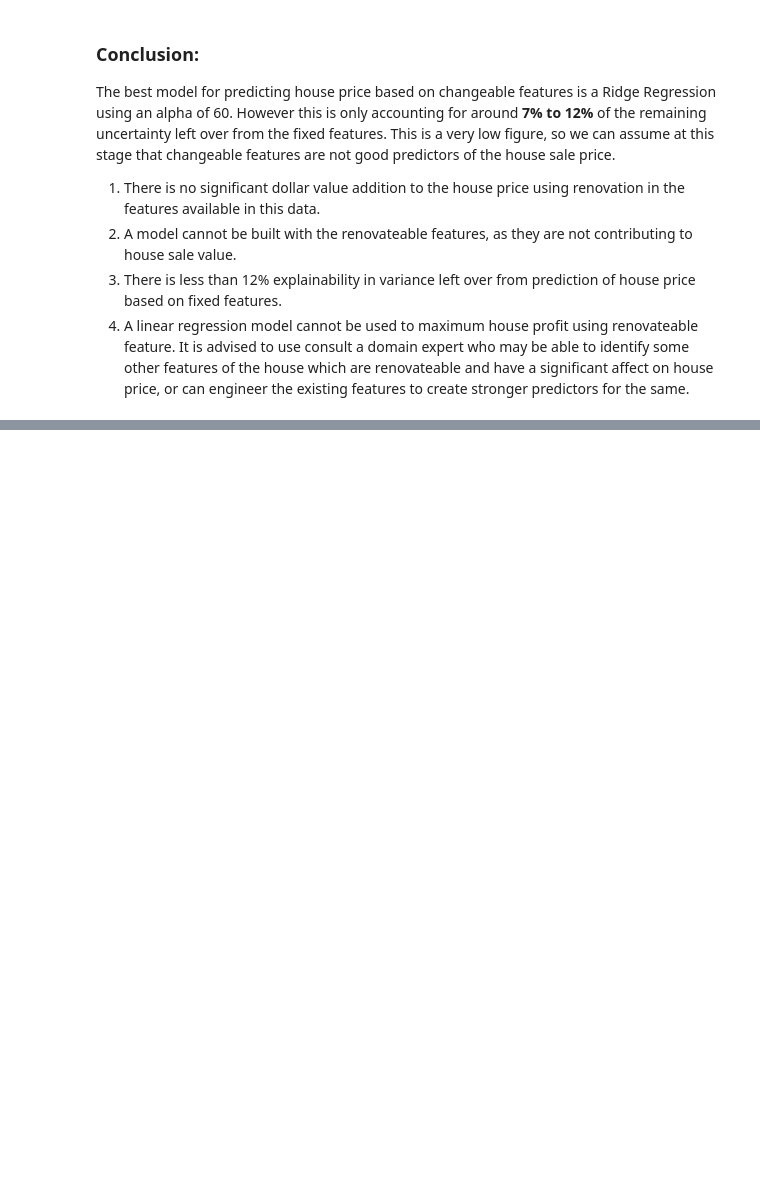
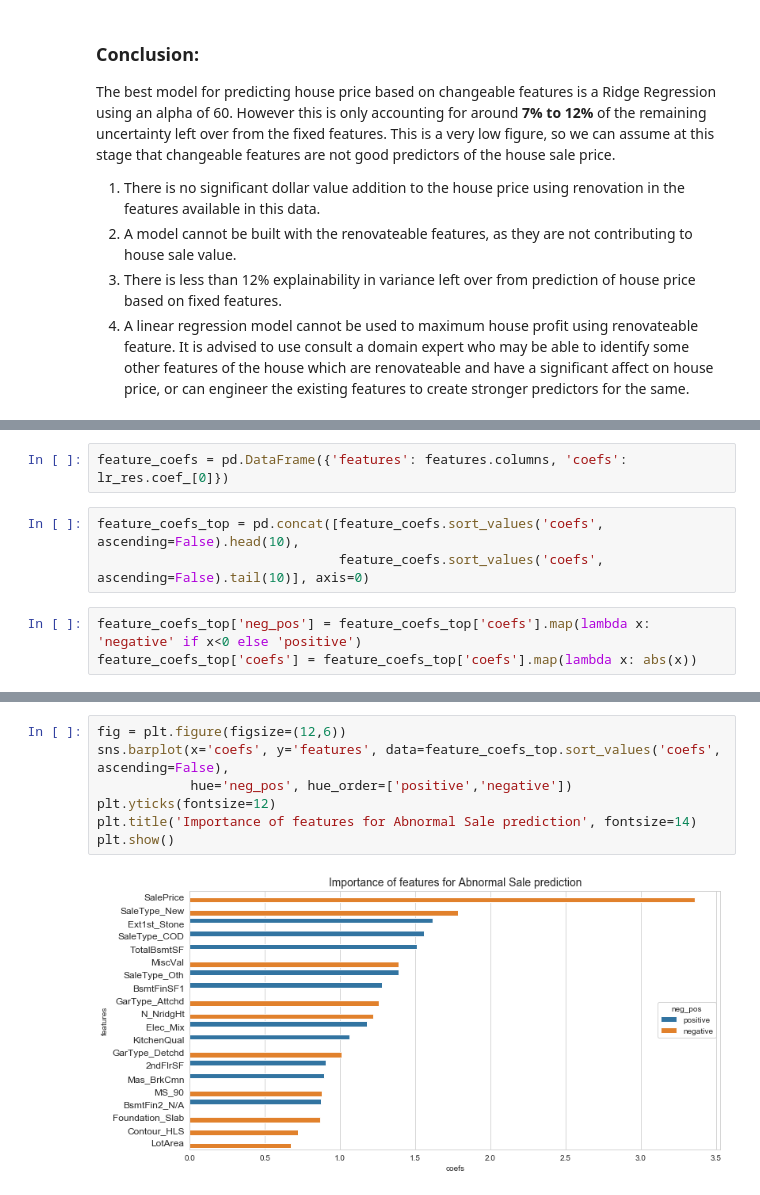
Before and after one commit to saadabbass84/Ames-Housing-Price-Prediction, a Jupyter notebook: Ames Housing Price Prediction.ipynb, the cells around one changed output, grey strips where cells are left out. Cells and saved outputs as stored; diff of their text form; blank space fills up the shorter version.

```diff
--- a/Ames Housing Price Prediction.ipynb
+++ b/Ames Housing Price Prediction.ipynb
@@ -803,0 +1002,8 @@ In future I will create a classification model to see if I can accurate predict
+# %%
+feature_coefs = pd.DataFrame({'features': features.columns, 'coefs': lr_res.coef_[0]})
+# %%
+feature_coefs_top = pd.concat([feature_coefs.sort_values('coefs', ascending=False).head(10),
+                               feature_coefs.sort_values('coefs', ascending=False).tail(10)], axis=0)
+# %%
+feature_coefs_top['neg_pos'] = feature_coefs_top['coefs'].map(lambda x: 'negative' if x<0 else 'positive')
+feature_coefs_top['coefs'] = feature_coefs_top['coefs'].map(lambda x: abs(x))
@@ -803,0 +1017,9 @@ In future I will create a classification model to see if I can accurate predict
+# %%
+fig = plt.figure(figsize=(12,6))
+sns.barplot(x='coefs', y='features', data=feature_coefs_top.sort_values('coefs', ascending=False),
+            hue='neg_pos', hue_order=['positive','negative'])
+plt.yticks(fontsize=12)
+plt.title('Importance of features for Abnormal Sale prediction', fontsize=14)
+plt.show()
+# %% [output]
+[figure, added]
```
Also changed, not shown: parts of 31 cells of this notebook, 7 other files.
